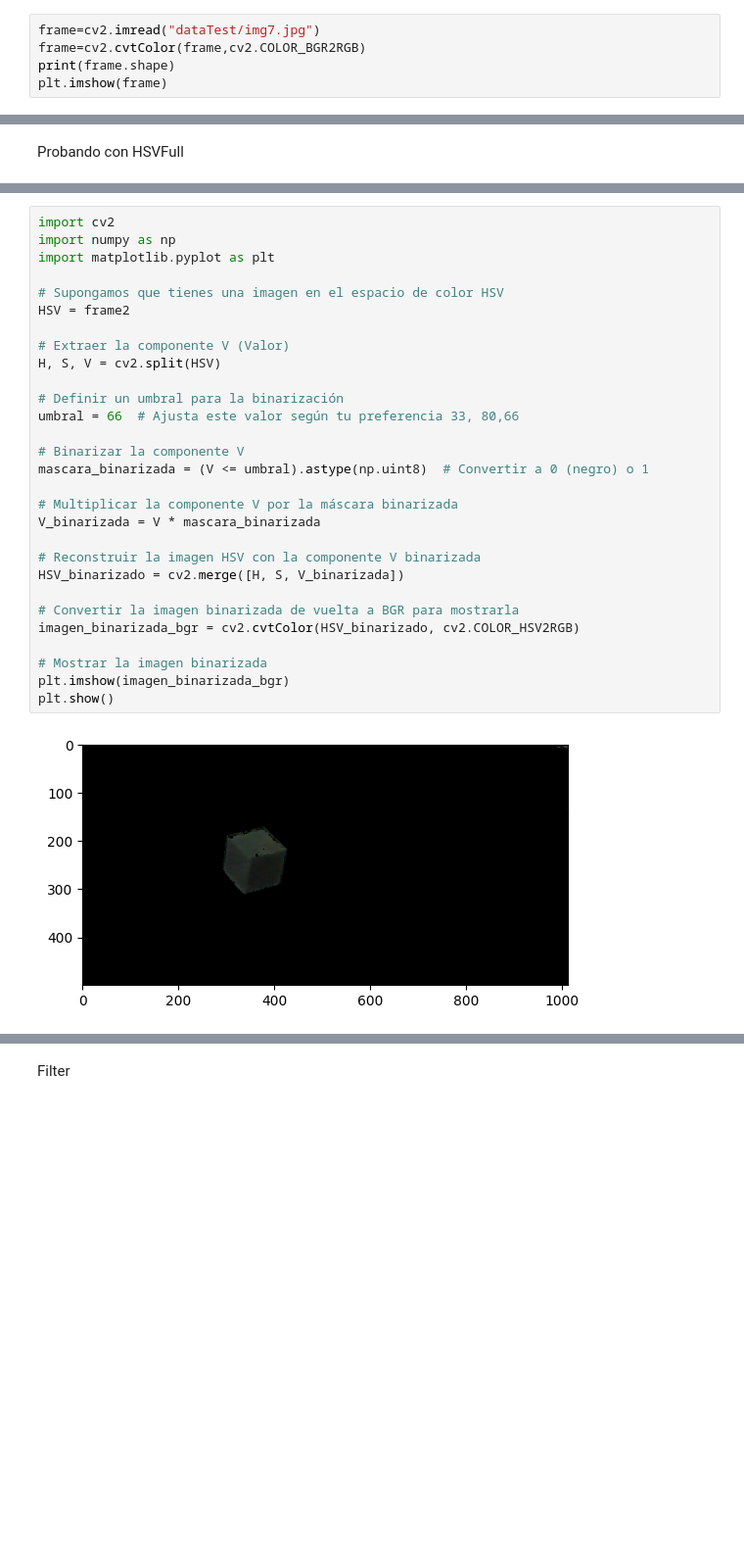
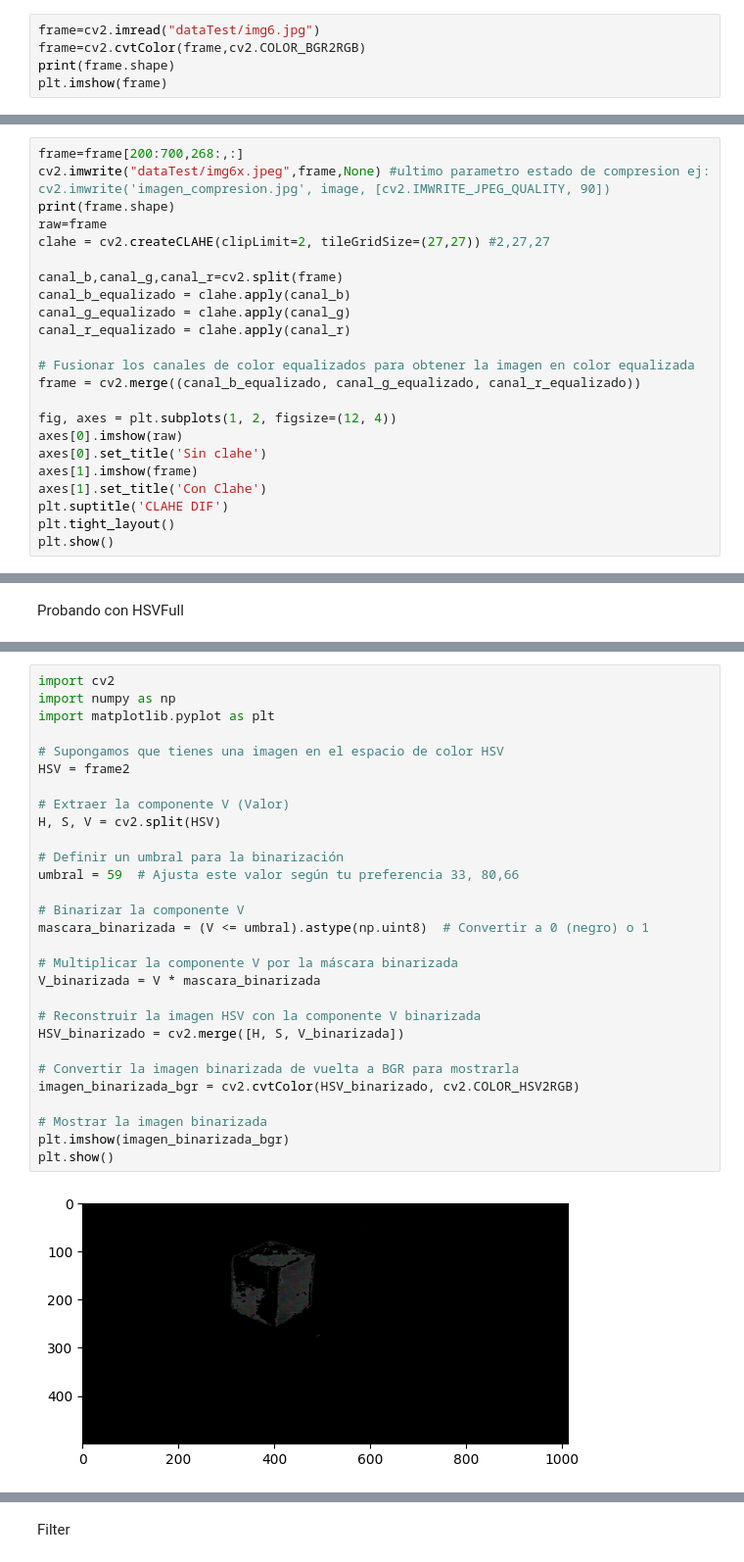
Before and after one commit to 97hackbrian/Seeker_ComputerVision, a Jupyter notebook: notebooks/data_acquisition.ipynb, the cells around one changed output, grey strips where cells are left out. Shown at 98% size. Drawn from its saved outputs; the diff is of its cells as text; blank space fills up the shorter version.

Commit message:
withCLAHE

```diff
--- a/notebooks/data_acquisition.ipynb
+++ b/notebooks/data_acquisition.ipynb
@@ -4,7 +4,7 @@
 import cv2
 import matplotlib.pyplot as plt
 # %%
-frame=cv2.imread("dataTest/img7.jpg")
+frame=cv2.imread("dataTest/img6.jpg")
 frame=cv2.cvtColor(frame,cv2.COLOR_BGR2RGB)
 print(frame.shape)
 plt.imshow(frame)
@@ -23,0 +15,23 @@ plt.imshow(frame)
+# %%
+frame=frame[200:700,268:,:]
+cv2.imwrite("dataTest/img6x.jpeg",frame,None) #ultimo parametro estado de compresion ej: cv2.imwrite('imagen_compresion.jpg', image, [cv2.IMWRITE_JPEG_QUALITY, 90])
+print(frame.shape)
+raw=frame
+clahe = cv2.createCLAHE(clipLimit=2, tileGridSize=(27,27)) #2,27,27
+
+canal_b,canal_g,canal_r=cv2.split(frame)
+canal_b_equalizado = clahe.apply(canal_b)
+canal_g_equalizado = clahe.apply(canal_g)
+canal_r_equalizado = clahe.apply(canal_r)
+
+# Fusionar los canales de color equalizados para obtener la imagen en color equalizada
+frame = cv2.merge((canal_b_equalizado, canal_g_equalizado, canal_r_equalizado))
+
+fig, axes = plt.subplots(1, 2, figsize=(12, 4))
+axes[0].imshow(raw)
+axes[0].set_title('Sin clahe')
+axes[1].imshow(frame)
+axes[1].set_title('Con Clahe')
+plt.suptitle('CLAHE DIF')
+plt.tight_layout()
+plt.show()
@@ -131,34 +148,34 @@ plt.show()
 # %%
 import cv2
 import numpy as np
 import matplotlib.pyplot as plt
 
 # Supongamos que tienes una imagen en el espacio de color HSV
 HSV = frame2
 
 # Extraer la componente V (Valor)
 H, S, V = cv2.split(HSV)
 
 # Definir un umbral para la binarización
-umbral = 66  # Ajusta este valor según tu preferencia 33, 80,66
+umbral = 59  # Ajusta este valor según tu preferencia 33, 80,66
 
 # Binarizar la componente V
 mascara_binarizada = (V <= umbral).astype(np.uint8)  # Convertir a 0 (negro) o 1
 
 # Multiplicar la componente V por la máscara binarizada
 V_binarizada = V * mascara_binarizada
 
 # Reconstruir la imagen HSV con la componente V binarizada
 HSV_binarizado = cv2.merge([H, S, V_binarizada])
 
 # Convertir la imagen binarizada de vuelta a BGR para mostrarla
 imagen_binarizada_bgr = cv2.cvtColor(HSV_binarizado, cv2.COLOR_HSV2RGB)
 
 # Mostrar la imagen binarizada
 plt.imshow(imagen_binarizada_bgr)
 plt.show()
 # %% [output]
-[figure, old version]
+[figure, new version]
 # %%
 h, s, v = cv2.split(HSV_binarizado)
 
```
Also changed, not shown: parts of 14 cells of this notebook.
